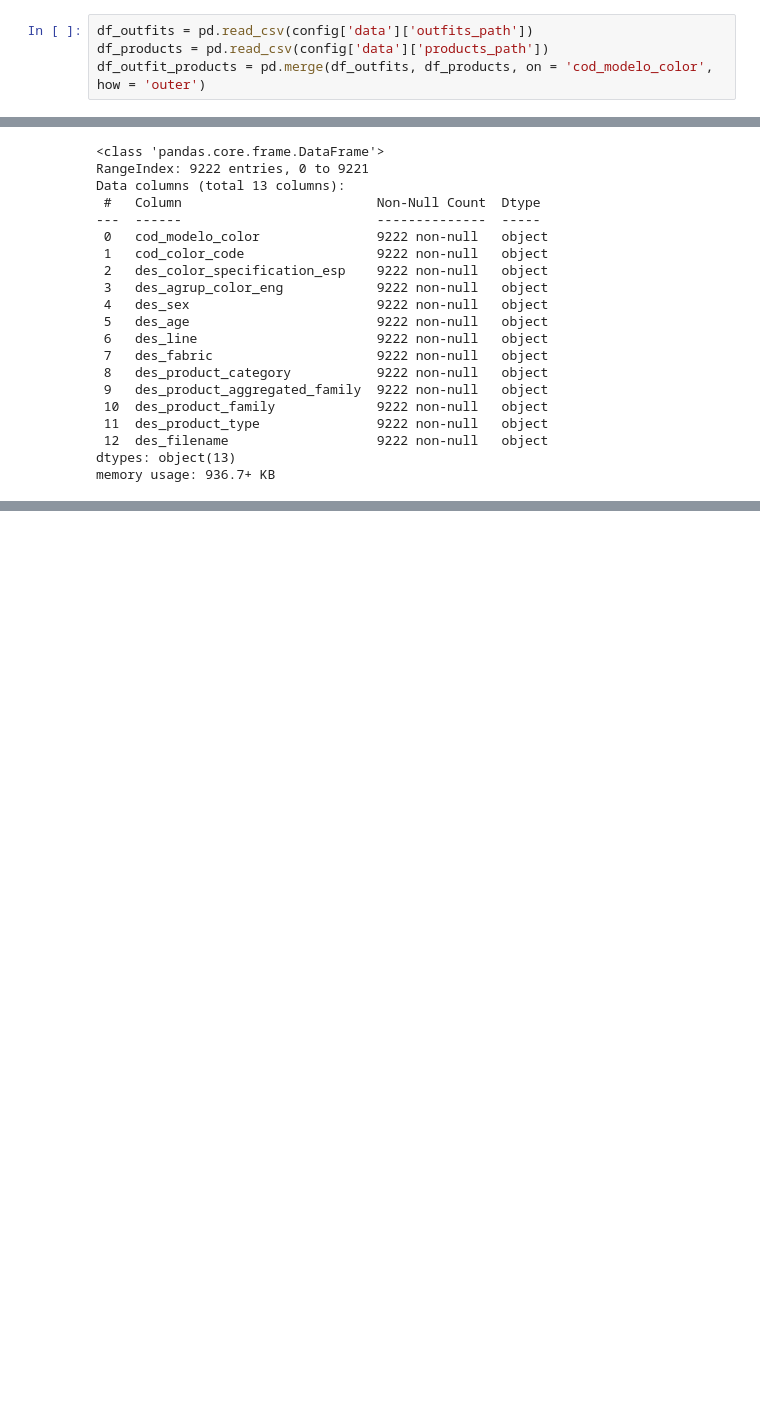
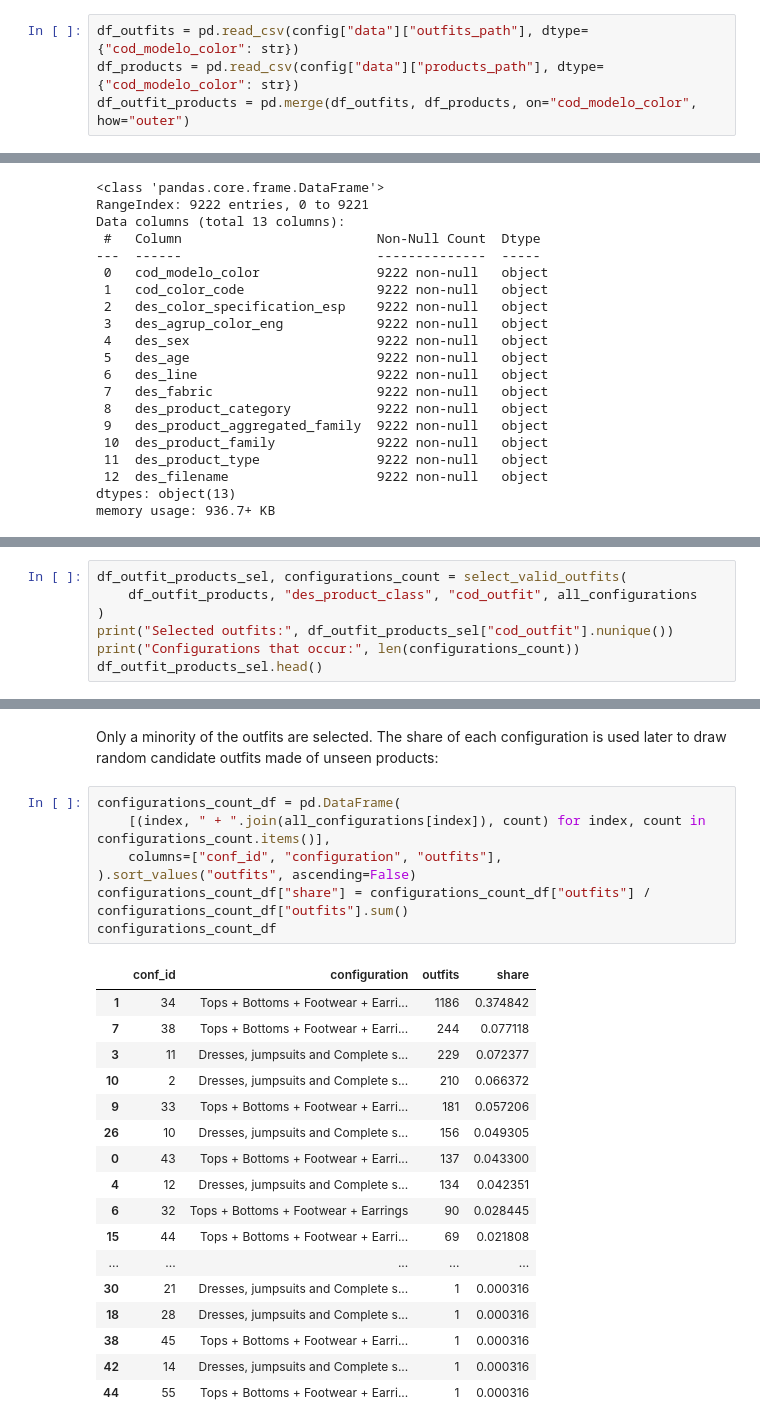
Before and after one commit to Francesco7D2/vaes-fashion-compatibility, a Jupyter notebook: notebooks/exploratory-data-analysis.ipynb, the cells around one changed output, grey strips where cells are left out. Saved outputs shown, nothing was run; the diff lists cells and outputs as text; blank space fills up the shorter version.

```diff
--- a/notebooks/exploratory-data-analysis.ipynb
+++ b/notebooks/exploratory-data-analysis.ipynb
@@ -33,7 +39,7 @@ config = load_config()
 # %%
-df_outfits = pd.read_csv(config['data']['outfits_path'])
-df_products = pd.read_csv(config['data']['products_path'])
-df_outfit_products = pd.merge(df_outfits, df_products, on = 'cod_modelo_color', how = 'outer')
+df_outfits = pd.read_csv(config["data"]["outfits_path"], dtype={"cod_modelo_color": str})
+df_products = pd.read_csv(config["data"]["products_path"], dtype={"cod_modelo_color": str})
+df_outfit_products = pd.merge(df_outfits, df_products, on="cod_modelo_color", how="outer")
 # %% [markdown]
 ## Initial exploration
 # %%
@@ -497,0 +334,7 @@ Name: count, dtype: float64
+# %%
+df_outfit_products_sel, configurations_count = select_valid_outfits(
+    df_outfit_products, "des_product_class", "cod_outfit", all_configurations
+)
+print("Selected outfits:", df_outfit_products_sel["cod_outfit"].nunique())
+print("Configurations that occur:", len(configurations_count))
+df_outfit_products_sel.head()
@@ -497,0 +350,27 @@ Name: count, dtype: float64
+# %% [markdown]
+Only a minority of the outfits are selected. The share of each configuration is used later to draw random candidate outfits made of unseen products:
+# %%
+configurations_count_df = pd.DataFrame(
+    [(index, " + ".join(all_configurations[index]), count) for index, count in configurations_count.items()],
+    columns=["conf_id", "configuration", "outfits"],
+).sort_values("outfits", ascending=False)
+configurations_count_df["share"] = configurations_count_df["outfits"] / configurations_count_df["outfits"].sum()
+configurations_count_df
+# %% [output]
+|  | conf_id | configuration | outfits | share |
+| 1 | 34 | Tops + Bottoms + Footwear + Earri... | 1186 | 0.374842 |
+| 7 | 38 | Tops + Bottoms + Footwear + Earri... | 244 | 0.077118 |
+| 3 | 11 | Dresses, jumpsuits and Complete s... | 229 | 0.072377 |
+| 10 | 2 | Dresses, jumpsuits and Complete s... | 210 | 0.066372 |
+| 9 | 33 | Tops + Bottoms + Footwear + Earri... | 181 | 0.057206 |
+| 26 | 10 | Dresses, jumpsuits and Complete s... | 156 | 0.049305 |
+| 0 | 43 | Tops + Bottoms + Footwear + Earri... | 137 | 0.043300 |
+| 4 | 12 | Dresses, jumpsuits and Complete s... | 134 | 0.042351 |
+| 6 | 32 | Tops + Bottoms + Footwear + Earrings | 90 | 0.028445 |
+| 15 | 44 | Tops + Bottoms + Footwear + Earri... | 69 | 0.021808 |
+| ... | ... | ... | ... | ... |
+| 30 | 21 | Dresses, jumpsuits and Complete s... | 1 | 0.000316 |
+| 18 | 28 | Dresses, jumpsuits and Complete s... | 1 | 0.000316 |
+| 38 | 45 | Tops + Bottoms + Footwear + Earri... | 1 | 0.000316 |
+| 42 | 14 | Dresses, jumpsuits and Complete s... | 1 | 0.000316 |
+| 44 | 55 | Tops + Bottoms + Footwear + Earri... | 1 | 0.000316 |
```
Also changed, not shown: parts of 73 cells of this notebook, 12 other files.
